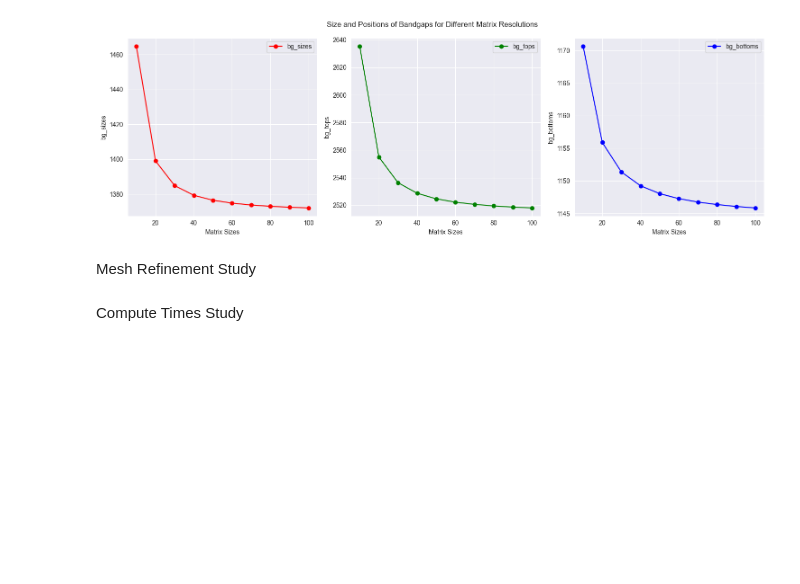
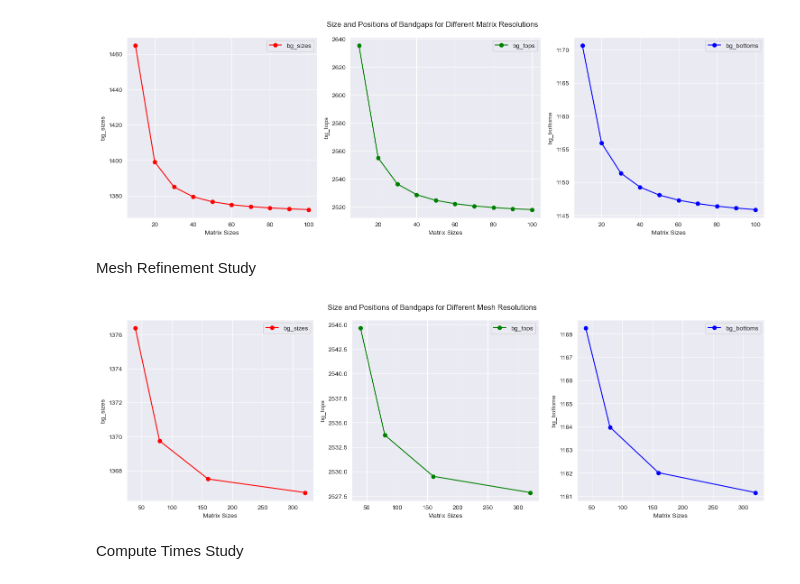
Before and after one commit to trutheresy/UQ-2D-Metamaterials, a Jupyter notebook: higher_resolution_matrices_studies.ipynb, the cells around one changed output. Saved outputs shown, nothing was run; the diff lists cells and outputs as text; code cells hidden in the pictures; blank space fills up the shorter version.

```diff
--- a/higher_resolution_matrices_studies.ipynb
+++ b/higher_resolution_matrices_studies.ipynb
@@ -128,3 +151,32 @@ Mesh Refinement Study
+# %%
+mesh_matrix_sizes = [40, 80, 160, 320]
+
+# Creating a 3-figure subplot
+fig, axes = plt.subplots(1, 3, figsize=(15, 5))
+
+# Plotting bg_sizes against matrix_sizes in the first subplot
+axes[0].plot(mesh_matrix_sizes, bg_sizes_mesh, marker='o', label='bg_sizes', color='red')
+axes[0].set_xlabel('Matrix Sizes')
+axes[0].set_ylabel('bg_sizes')
+axes[0].legend()
+
+# Plotting bg_tops against matrix_sizes in the second subplot
+axes[1].plot(mesh_matrix_sizes, bg_tops_mesh, marker='o', label='bg_tops', color='green')
+axes[1].set_xlabel('Matrix Sizes')
+axes[1].set_ylabel('bg_tops')
+axes[1].legend()
+
+# Plotting bg_bottoms against matrix_sizes in the third subplot
+axes[2].plot(mesh_matrix_sizes, bg_bottoms_mesh, marker='o', label='bg_bottoms', color='blue')
+axes[2].set_xlabel('Matrix Sizes')
+axes[2].set_ylabel('bg_bottoms')
+axes[2].legend()
+
+fig.suptitle('Size and Positions of Bandgaps for Different Mesh Resolutions')
+plt.tight_layout()
+plt.show()
+# %% [output]
+[figure, added]
 # %% [markdown]
 Compute Times Study
 # %%
```
Also changed, not shown: parts of 1 cell of this notebook, 7 other files.
